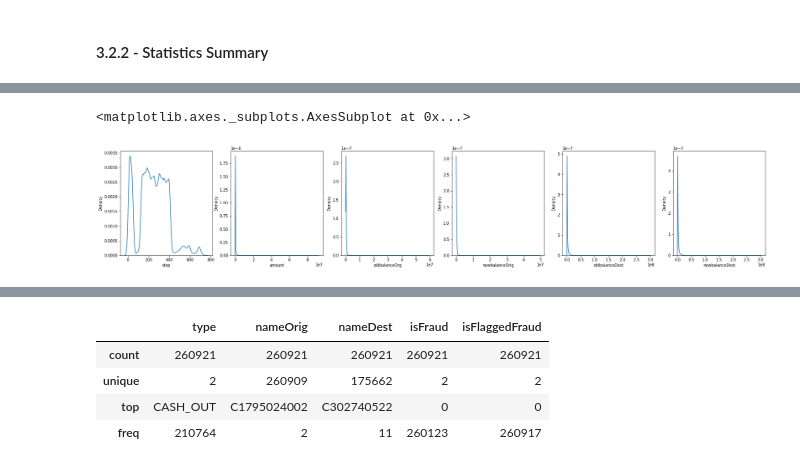
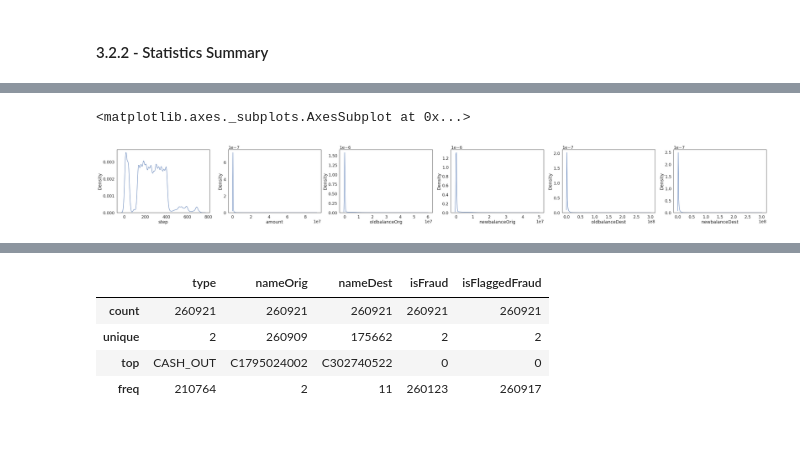
Before and after one commit to felipebita/fraud_detection, a Jupyter notebook: notebook/fraud_project.ipynb, the cells around one changed output, grey strips where cells are left out. Drawn from its saved outputs; the diff is of its cells as text; code cells hidden in the pictures; blank space fills up the shorter version.

```diff
--- a/notebook/fraud_project.ipynb
+++ b/notebook/fraud_project.ipynb
@@ -282,14 +283,14 @@ dataset.describe(exclude= 'object')
 | 75% | 332.00000 | 307330.29000 | 31072.00000 | 0.00000 | 1745440.47000 | 2125512.53000 |
 | max | 742.00000 | 92445516.64000 | 59585040.37000 | 49585040.37000 | 300985927.86000 | 301140972.46000 |
 # %%
-fig, axes = plt.subplots(1, 6, figsize=(30,5))
+fig, axes = plt.subplots(1, 6, figsize=(50,5))
 
 sns.kdeplot(ax=axes[0], x='step',  data=dataset)
 sns.kdeplot(ax=axes[1], x='amount',  data=dataset)
 sns.kdeplot(ax=axes[2], x='oldbalanceOrg',  data=dataset)
 sns.kdeplot(ax=axes[3], x='newbalanceOrig', data=dataset)
 sns.kdeplot(ax=axes[4], x='oldbalanceDest', data=dataset)
 sns.kdeplot(ax=axes[5], x='newbalanceDest', data=dataset)
 # %% [output]
 <matplotlib.axes._subplots.AxesSubplot at 0x...>
-[figure, old version]
+[figure, new version]
```
Also changed, not shown: parts of 8 cells of this notebook, 1 other file.
